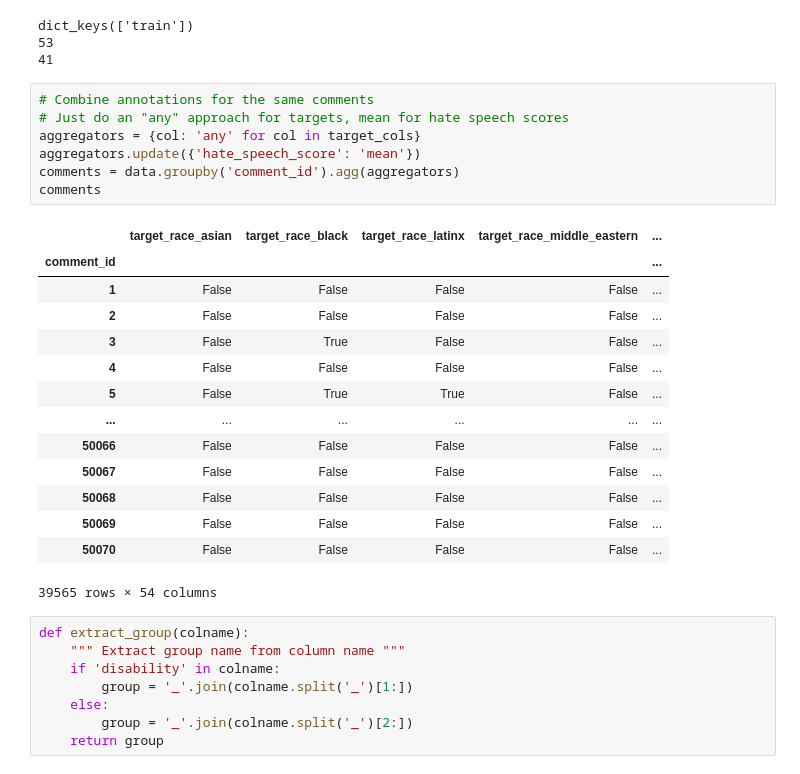
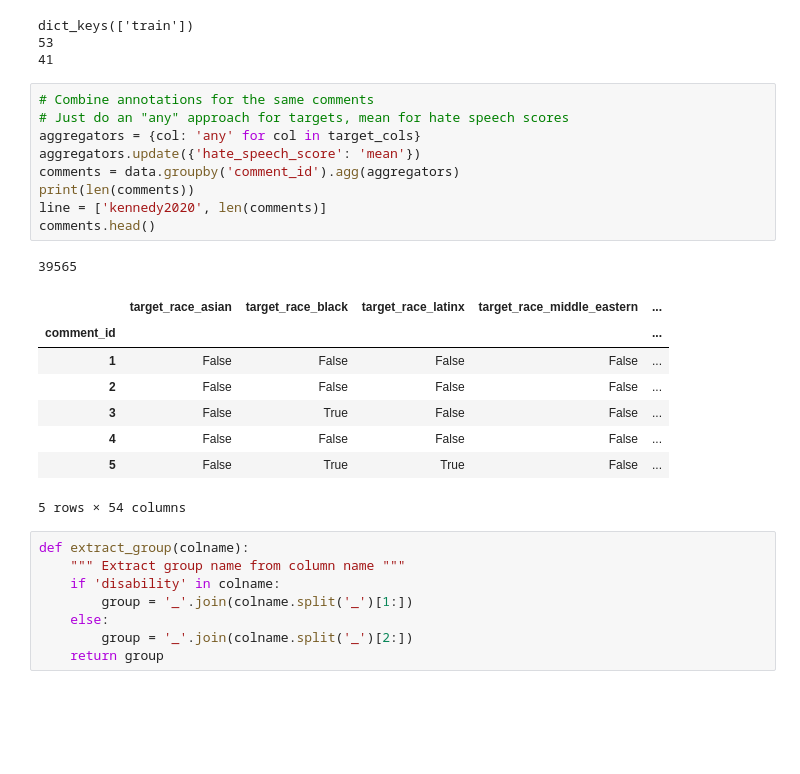
Before and after one commit to michaelmilleryoder/hate_speech_identities, a Jupyter notebook: jupyter/datasets.ipynb, the cells around one changed output. Cells and saved outputs as stored; diff of their text form; blank space fills up the shorter version.

```diff
--- a/jupyter/datasets.ipynb
+++ b/jupyter/datasets.ipynb
@@ -629,25 +696,22 @@ dict_keys(['train'])
 # %%
 # Combine annotations for the same comments
 # Just do an "any" approach for targets, mean for hate speech scores
 aggregators = {col: 'any' for col in target_cols}
 aggregators.update({'hate_speech_score': 'mean'})
 comments = data.groupby('comment_id').agg(aggregators)
-comments
+print(len(comments))
+line = ['kennedy2020', len(comments)]
+comments.head()
 # %% [output]
+39565
 |  | target_race_asian | target_race_black | target_race_latinx | target_race_middle_eastern | ... |
 | comment_id |  |  |  |  | ... |
 | 1 | False | False | False | False | ... |
 | 2 | False | False | False | False | ... |
 | 3 | False | True | False | False | ... |
 | 4 | False | False | False | False | ... |
 | 5 | False | True | True | False | ... |
-| ... | ... | ... | ... | ... | ... |
-| 50066 | False | False | False | False | ... |
-| 50067 | False | False | False | False | ... |
-| 50068 | False | False | False | False | ... |
-| 50069 | False | False | False | False | ... |
-| 50070 | False | False | False | False | ... |
-39565 rows × 54 columns
+5 rows × 54 columns
 # %%
 def extract_group(colname):
     """ Extract group name from column name """
```
Also changed, not shown: parts of 54 cells of this notebook.
